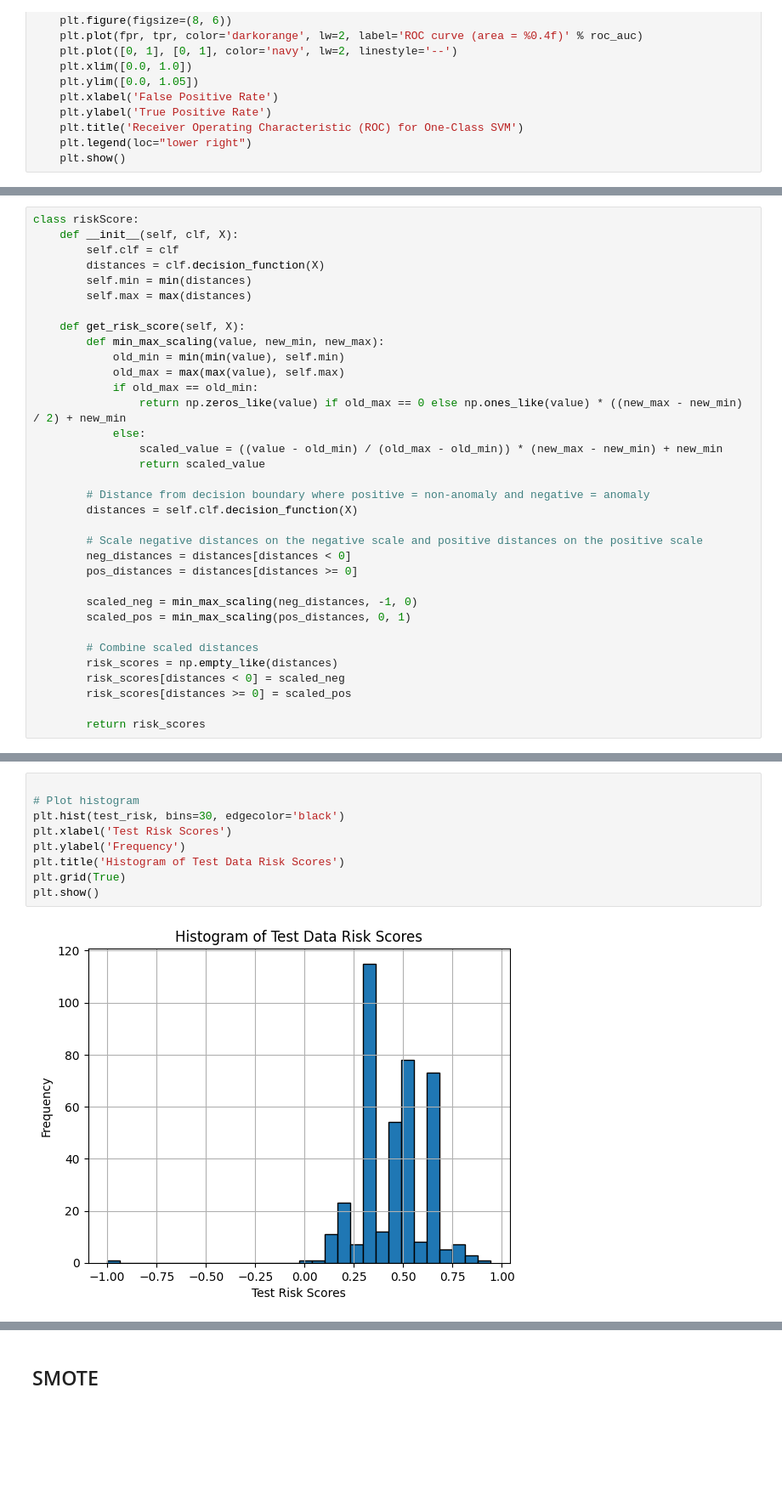
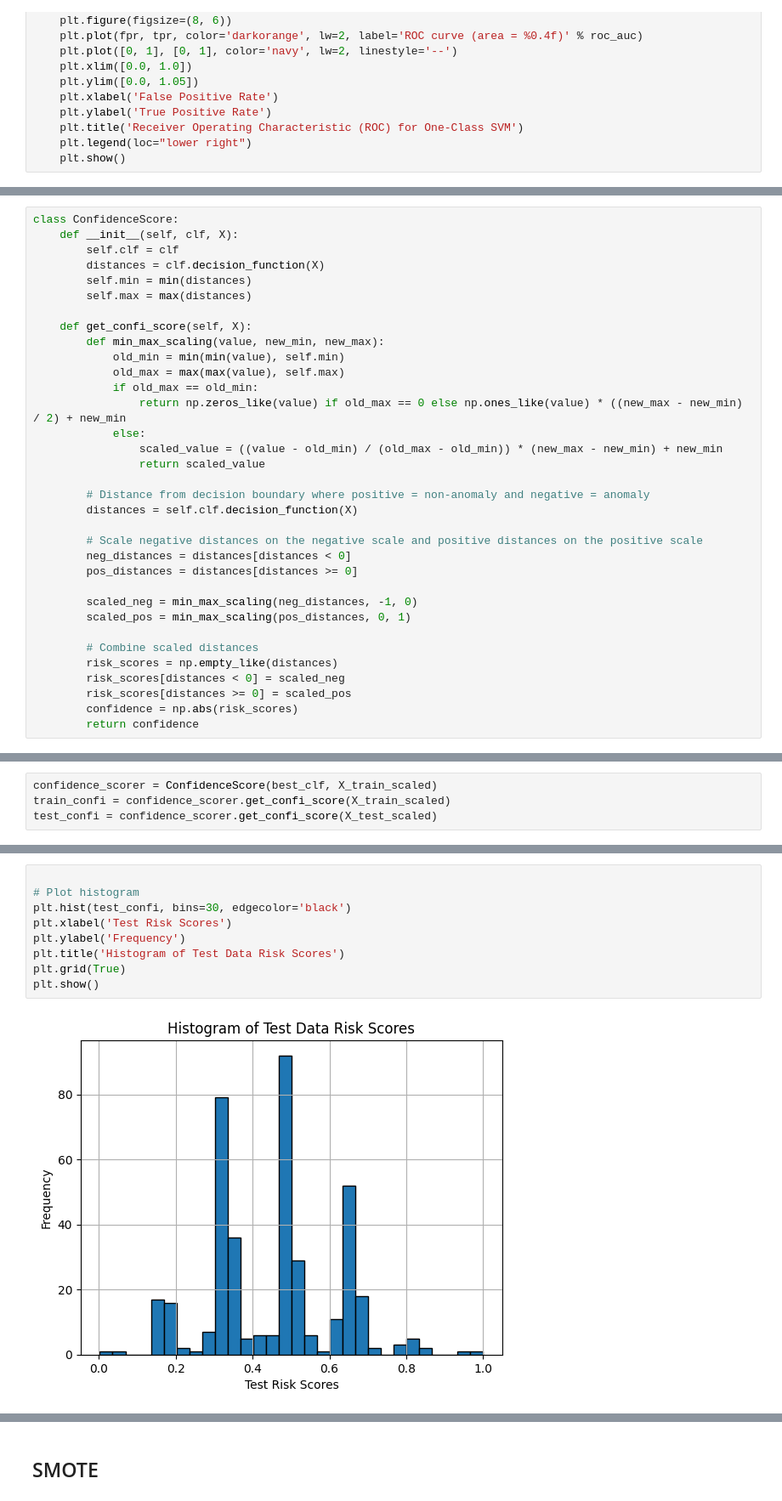
Before and after one commit to mel0778/dsa4263, a Jupyter notebook: notebooks/model_SVM.ipynb, the cells around one changed output, grey strips where cells are left out. Shown: that part at 85% size. Saved outputs shown, nothing was run; the diff lists cells and outputs as text; blank space fills up the shorter version.

```diff
--- a/notebooks/model_SVM.ipynb
+++ b/notebooks/model_SVM.ipynb
@@ -194,12 +197,12 @@ plot_roc(best_clf, y_test_gs, test_pred)
 # %%
-class riskScore:
+class ConfidenceScore:
     def __init__(self, clf, X):
         self.clf = clf
         distances = clf.decision_function(X)
         self.min = min(distances)
         self.max = max(distances)
 
-    def get_risk_score(self, X):
+    def get_confi_score(self, X):
         def min_max_scaling(value, new_min, new_max):
             old_min = min(min(value), self.min)
             old_max = max(max(value), self.max)
@@ -223,5 +226,5 @@ class riskScore:
         risk_scores = np.empty_like(distances)
         risk_scores[distances < 0] = scaled_neg
         risk_scores[distances >= 0] = scaled_pos
-
-        return risk_scores
+        confidence = np.abs(risk_scores)
+        return confidence
@@ -232,2 +231,6 @@ test_risk = risk_scorer.get_risk_score(X_test_scaled)
+# %%
+confidence_scorer = ConfidenceScore(best_clf, X_train_scaled)
+train_confi = confidence_scorer.get_confi_score(X_train_scaled)
+test_confi = confidence_scorer.get_confi_score(X_test_scaled)
 # %%
 # Plot histogram
@@ -242,11 +245,11 @@ plt.show()
 # %%
 
 # Plot histogram
-plt.hist(test_risk, bins=30, edgecolor='black')
+plt.hist(test_confi, bins=30, edgecolor='black')
 plt.xlabel('Test Risk Scores')
 plt.ylabel('Frequency')
 plt.title('Histogram of Test Data Risk Scores')
 plt.grid(True)
 plt.show()
 # %% [output]
-[figure, old version]
+[figure, new version]
```
Also changed, not shown: parts of 11 cells of this notebook, 2 other files.
